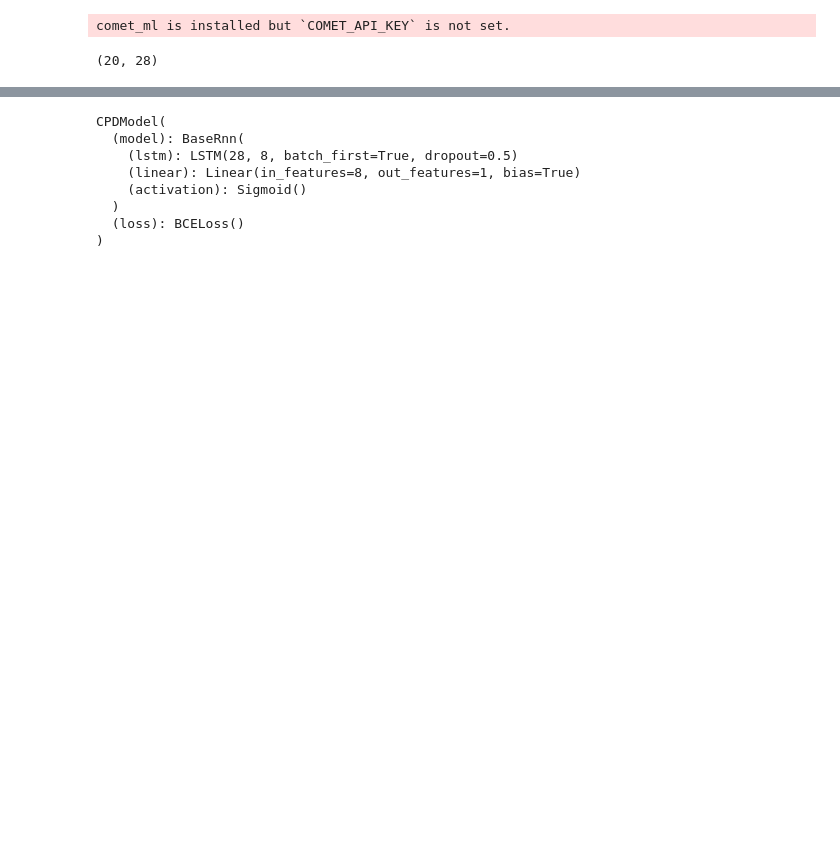
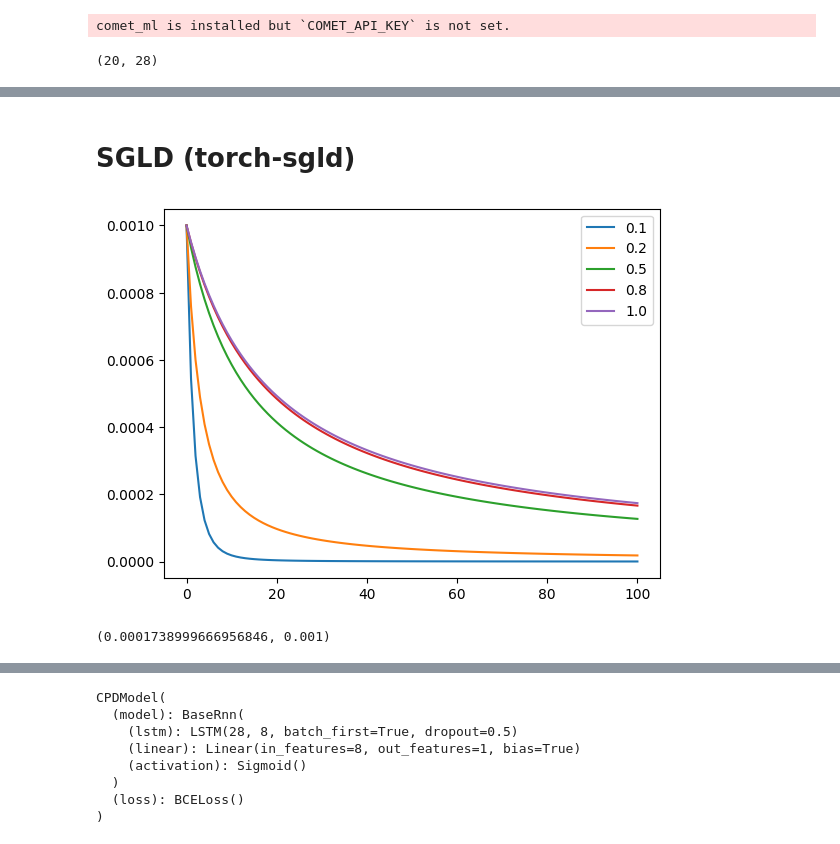
Before and after one commit to stalex2902/uncertainty-aware-cpd, a Jupyter notebook: notebooks/train_sgld_models.ipynb, the cells around one changed output, grey strips where cells are left out. Saved outputs shown, nothing was run; the diff lists cells and outputs as text; code cells hidden in the pictures; blank space fills up the shorter version.

```diff
--- a/notebooks/train_sgld_models.ipynb
+++ b/notebooks/train_sgld_models.ipynb
@@ -167,0 +199,18 @@ train_dataset[0][0].shape
+# %%
+threshold_number = 50
+threshold_list = np.linspace(-5, 5, threshold_number)
+threshold_list = 1 / (1 + np.exp(-threshold_list))
+threshold_list = [-0.001] + list(threshold_list) + [1.001]
+
+seed = 0
+
+# compute metrics
+_ = metrics.evaluation_pipeline(
+    bce_model_custom_adam,
+    bce_model_custom_adam.val_dataloader(),
+    threshold_list,
+    device="cpu", # choose 'cpu' or 'cuda' if available
+    model_type="seq2seq",
+    verbose=True,
+    margin_list=[1, 2, 4]
+)
@@ -167,0 +235,2 @@ train_dataset[0][0].shape
+# %% [markdown]
+# SGLD (torch-sgld)
@@ -167,0 +397,30 @@ train_dataset[0][0].shape
+# %%
+def mimic_abannealing_lr(start_lr, final_lr, gamma, T_max, last_epoch=-1):
+    lrs = [start_lr]
+    for _ in range(last_epoch):
+        base_lr = lrs[-1]
+        b = T_max / ((base_lr / final_lr) * math.exp(1 / gamma) - 1.)
+        a = base_lr * b ** gamma
+
+        new_lr = a / (b + last_epoch) ** gamma
+        lrs.append(new_lr)
+    return lrs
+# %%
+plt.figure()
+for gamma in [0.1, 0.2, 0.5, 0.8, 1.0]:
+    lrs_array = mimic_abannealing_lr(
+        start_lr=1e-3,
+        final_lr=1e-4,
+        gamma=gamma,
+        T_max=50000,
+        last_epoch=100
+    )
+    plt.plot(lrs_array, label=gamma)
+plt.legend()
+plt.show()
+# %% [output]
+[figure, added]
+# %%
+np.min(lrs_array), np.max(lrs_array)
+# %% [output]
+(0.0001738999666956846, 0.001)
```
Also changed, not shown: parts of 29 cells of this notebook, 10 other files.
